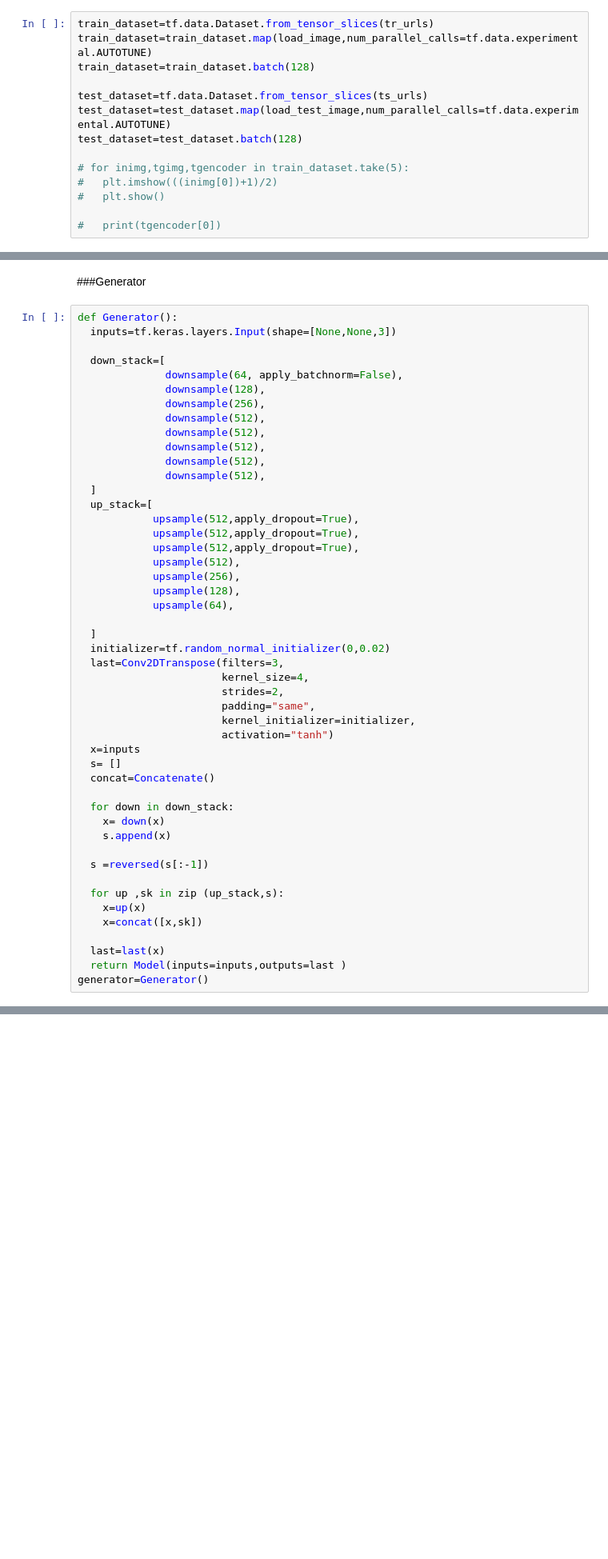
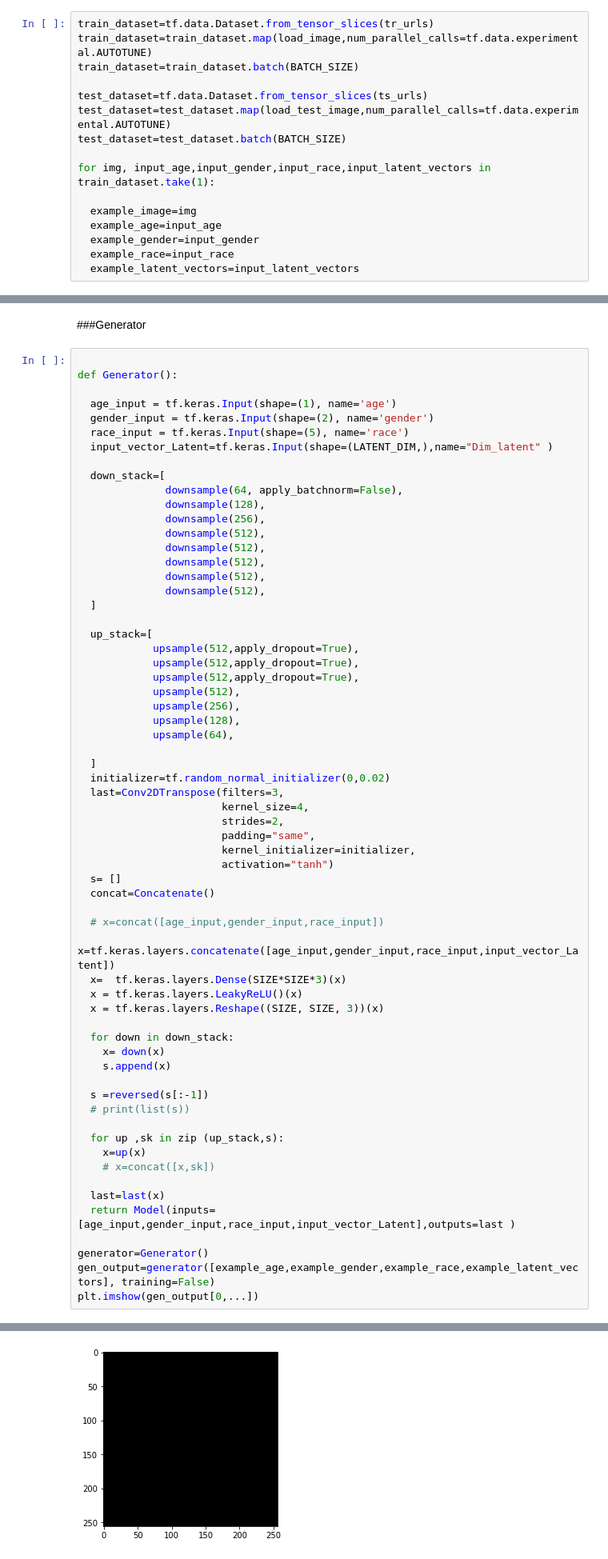
Before and after one commit to dcastf01/AutoencoderFaceToGeneration, a Jupyter notebook: AutoencoderFaceToGeneration.ipynb, the cells around one changed output, grey strips where cells are left out. Shown: that part at 80% size. Saved outputs shown, nothing was run; the diff lists cells and outputs as text; blank space fills up the shorter version.

```diff
--- a/AutoencoderFaceToGeneration.ipynb
+++ b/AutoencoderFaceToGeneration.ipynb
@@ -223,14 +243,16 @@ plt.imshow(((load_train_image(randurls[1535])[1])+1)/2)
 # %%
 train_dataset=tf.data.Dataset.from_tensor_slices(tr_urls)
 train_dataset=train_dataset.map(load_image,num_parallel_calls=tf.data.experimental.AUTOTUNE)
-train_dataset=train_dataset.batch(128)
+train_dataset=train_dataset.batch(BATCH_SIZE)
 
 test_dataset=tf.data.Dataset.from_tensor_slices(ts_urls)
 test_dataset=test_dataset.map(load_test_image,num_parallel_calls=tf.data.experimental.AUTOTUNE)
-test_dataset=test_dataset.batch(128)
+test_dataset=test_dataset.batch(BATCH_SIZE)
 
-# for inimg,tgimg,tgencoder in train_dataset.take(5):
-#   plt.imshow(((inimg[0])+1)/2)
-#   plt.show()
+for img, input_age,input_gender,input_race,input_latent_vectors in train_dataset.take(1):
 
-#   print(tgencoder[0])
+  example_image=img
+  example_age=input_age
+  example_gender=input_gender
+  example_race=input_race
+  example_latent_vectors=input_latent_vectors
@@ -284,8 +310,13 @@ upsample(64)
 # %% [markdown]
 ###Generator
 # %%
+
 def Generator():
-  inputs=tf.keras.layers.Input(shape=[None,None,3])
+
+  age_input = tf.keras.Input(shape=(1), name='age')
+  gender_input = tf.keras.Input(shape=(2), name='gender')
+  race_input = tf.keras.Input(shape=(5), name='race')
+  input_vector_Latent=tf.keras.Input(shape=(LATENT_DIM,),name="Dim_latent" )
 
   down_stack=[
               downsample(64, apply_batchnorm=False),
@@ -297,6 +328,7 @@ def Generator():
               downsample(512),
               downsample(512),
   ]
+
   up_stack=[
             upsample(512,apply_dropout=True),
             upsample(512,apply_dropout=True),
@@ -314,20 +346,30 @@ def Generator():
                        padding="same",
                        kernel_initializer=initializer,
                        activation="tanh")
-  x=inputs
   s= []
   concat=Concatenate()
+
+  # x=concat([age_input,gender_input,race_input])
+  x=tf.keras.layers.concatenate([age_input,gender_input,race_input,input_vector_Latent])
+  x=  tf.keras.layers.Dense(SIZE*SIZE*3)(x)
+  x = tf.keras.layers.LeakyReLU()(x)
+  x = tf.keras.layers.Reshape((SIZE, SIZE, 3))(x)
 
   for down in down_stack:
     x= down(x)
     s.append(x)
 
   s =reversed(s[:-1])
+  # print(list(s))
 
   for up ,sk in zip (up_stack,s):
     x=up(x)
-    x=concat([x,sk])
+    # x=concat([x,sk])
 
   last=last(x)
-  return Model(inputs=inputs,outputs=last )
+  return Model(inputs=[age_input,gender_input,race_input,input_vector_Latent],outputs=last )
+
 generator=Generator()
+gen_output=generator([example_age,example_gender,example_race,example_latent_vectors], training=False)
+plt.imshow(gen_output[0,...])
+# %% [output]
@@ -333,0 +378 @@ generator=Generator()
+[figure, added]
```
Also changed, not shown: parts of 19 cells of this notebook.
